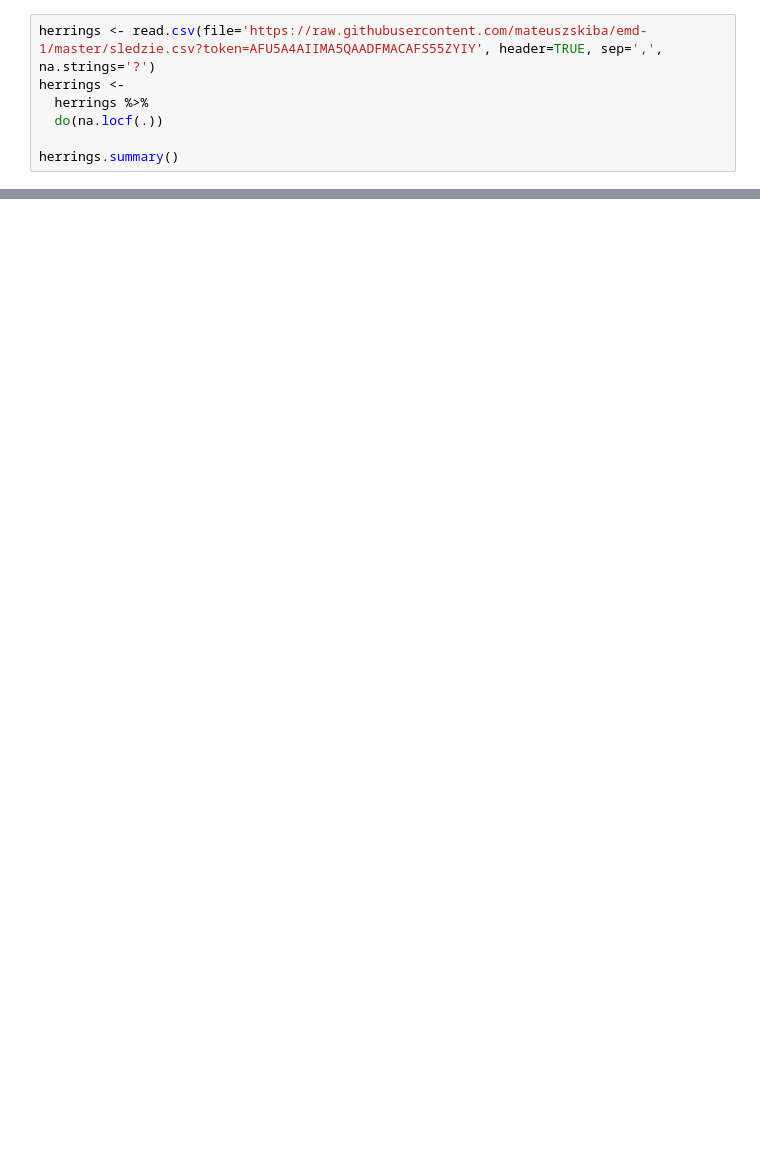
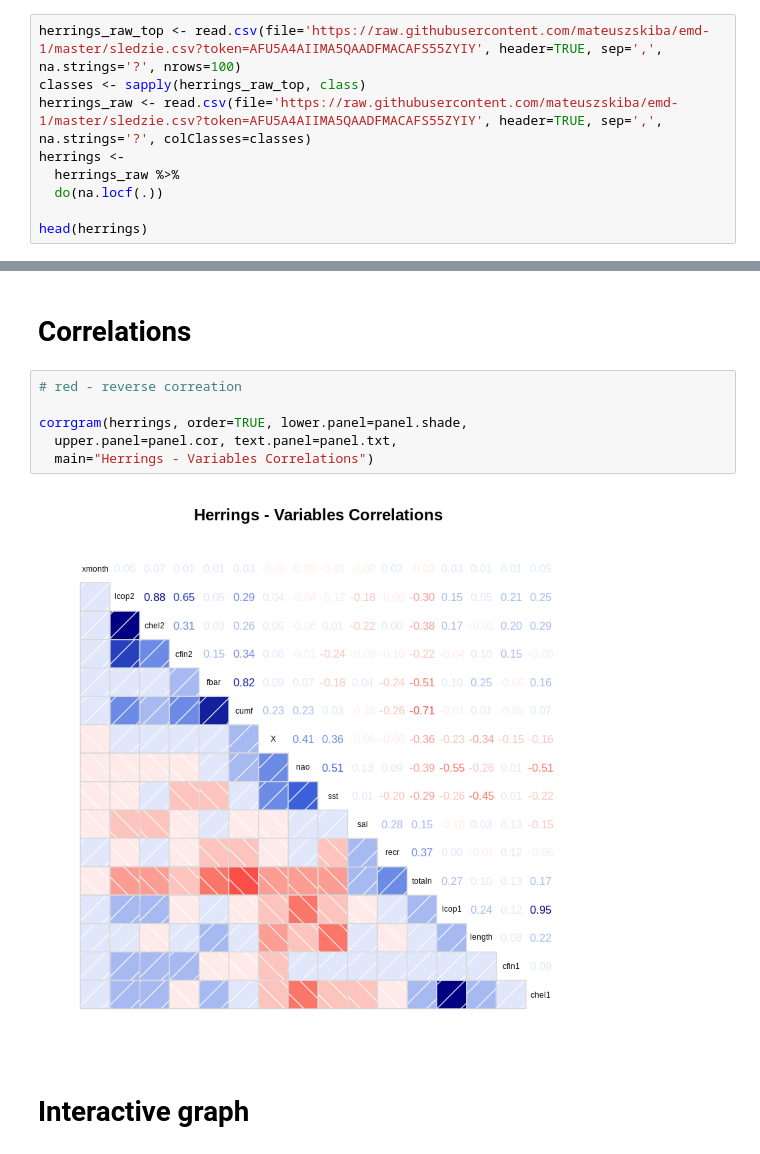
Before and after one commit to mateuszskiba/emd-1, a Jupyter notebook: Herrings.ipynb, the cells around one changed output, grey strips where cells are left out. Cells and saved outputs as stored; diff of their text form; blank space fills up the shorter version.

Commit message:
Add visual presentation of correlations

```diff
--- a/Herrings.ipynb
+++ b/Herrings.ipynb
@@ -12,7 +37,9 @@ library(dplyr)
 # %%
-herrings <- read.csv(file='https://raw.githubusercontent.com/mateuszskiba/emd-1/master/sledzie.csv?token=AFU5A4AIIMA5QAADFMACAFS55ZYIY', header=TRUE, sep=',', na.strings='?')
+herrings_raw_top <- read.csv(file='https://raw.githubusercontent.com/mateuszskiba/emd-1/master/sledzie.csv?token=AFU5A4AIIMA5QAADFMACAFS55ZYIY', header=TRUE, sep=',', na.strings='?', nrows=100)
+classes <- sapply(herrings_raw_top, class)
+herrings_raw <- read.csv(file='https://raw.githubusercontent.com/mateuszskiba/emd-1/master/sledzie.csv?token=AFU5A4AIIMA5QAADFMACAFS55ZYIY', header=TRUE, sep=',', na.strings='?', colClasses=classes)
 herrings <-
-  herrings %>%
+  herrings_raw %>%
   do(na.locf(.))
 
-herrings.summary()
+head(herrings)
@@ -18,0 +56,12 @@ herrings.summary()
+# %% [markdown]
+# Correlations
+# %%
+# red - reverse correation
+
+corrgram(herrings, order=TRUE, lower.panel=panel.shade,
+  upper.panel=panel.cor, text.panel=panel.txt,
+  main="Herrings - Variables Correlations")
+# %% [output]
+[figure, added]
+# %% [markdown]
+# Interactive graph
```
Also changed, not shown: parts of 6 cells of this notebook.
